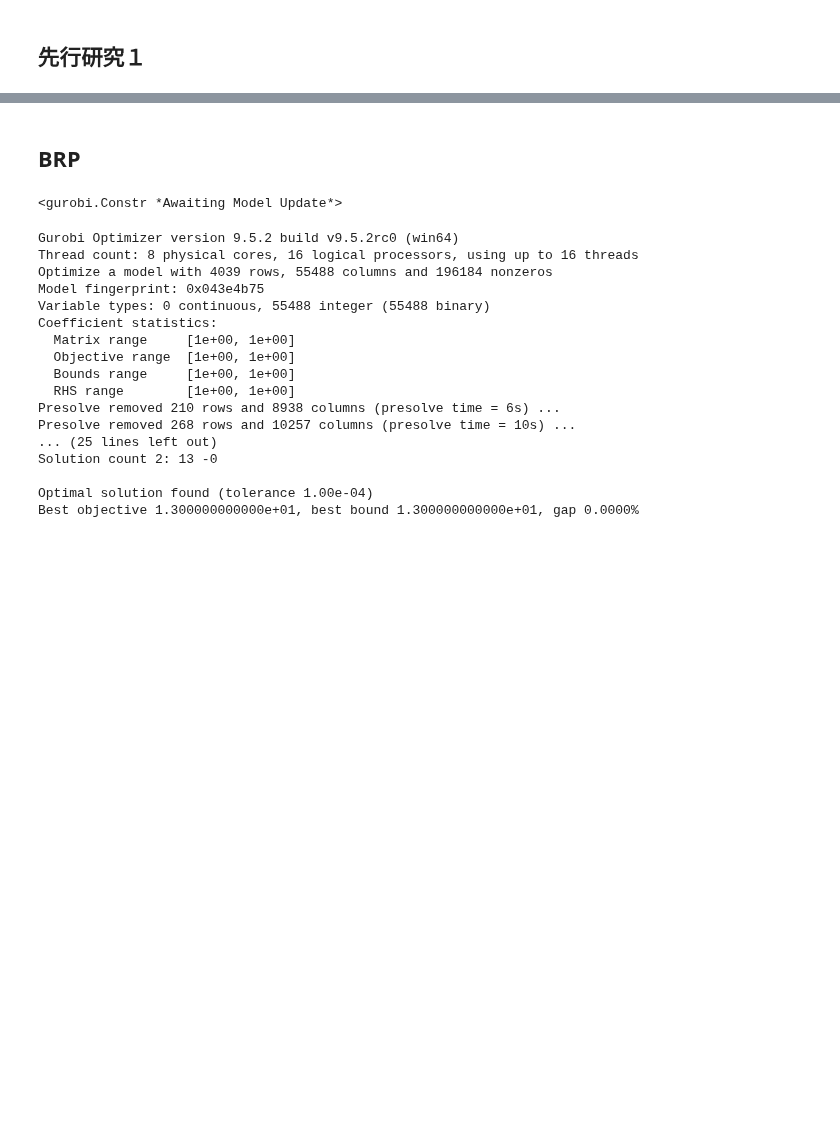
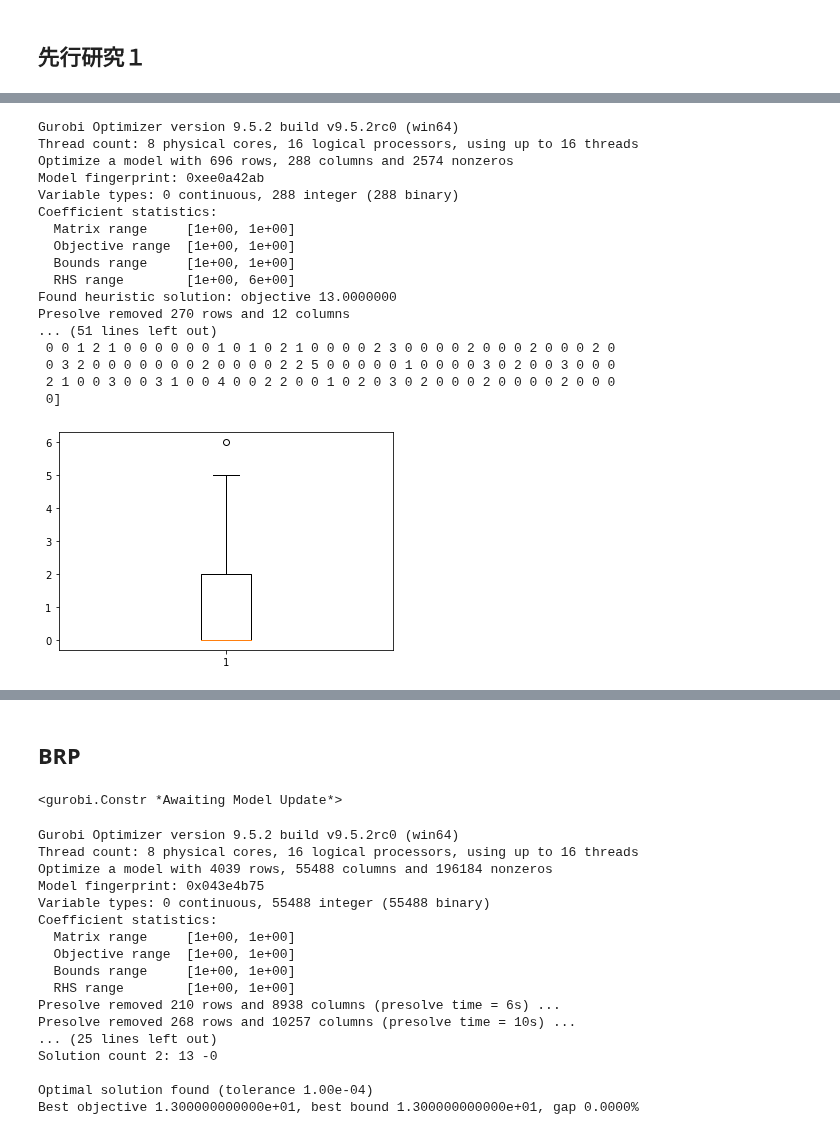
Before and after one commit to ikumadaiki/CPMP, a Jupyter notebook: compare.ipynb, the cells around one changed output, grey strips where cells are left out. Cells and saved outputs as stored; diff of their text form; code cells hidden in the pictures; blank space fills up the shorter version.

```diff
--- a/compare.ipynb
+++ b/compare.ipynb
@@ -403,0 +392,26 @@ the objective function 1.0
+# %%
+ship_num=12
+stack_num=6
+height=6
+
+robust(ship_num,stack_num,height,n,3,1000)
+# AI.solve()
+# %% [output]
+Gurobi Optimizer version 9.5.2 build v9.5.2rc0 (win64)
+Thread count: 8 physical cores, 16 logical processors, using up to 16 threads
+Optimize a model with 696 rows, 288 columns and 2574 nonzeros
+Model fingerprint: 0xee0a42ab
+Variable types: 0 continuous, 288 integer (288 binary)
+Coefficient statistics:
+  Matrix range     [1e+00, 1e+00]
+  Objective range  [1e+00, 1e+00]
+  Bounds range     [1e+00, 1e+00]
+  RHS range        [1e+00, 6e+00]
+Found heuristic solution: objective 13.0000000
+Presolve removed 270 rows and 12 columns
+... (51 lines left out)
+ 0 0 1 2 1 0 0 0 0 0 0 1 0 1 0 2 1 0 0 0 0 2 3 0 0 0 0 2 0 0 0 2 0 0 0 2 0
+ 0 3 2 0 0 0 0 0 0 0 2 0 0 0 0 2 2 5 0 0 0 0 0 1 0 0 0 0 3 0 2 0 0 3 0 0 0
+ 2 1 0 0 3 0 0 3 1 0 0 4 0 0 2 2 0 0 1 0 2 0 3 0 2 0 0 0 2 0 0 0 0 2 0 0 0
+ 0]
+[figure, added]
```
Also changed, not shown: parts of 15 cells of this notebook.
